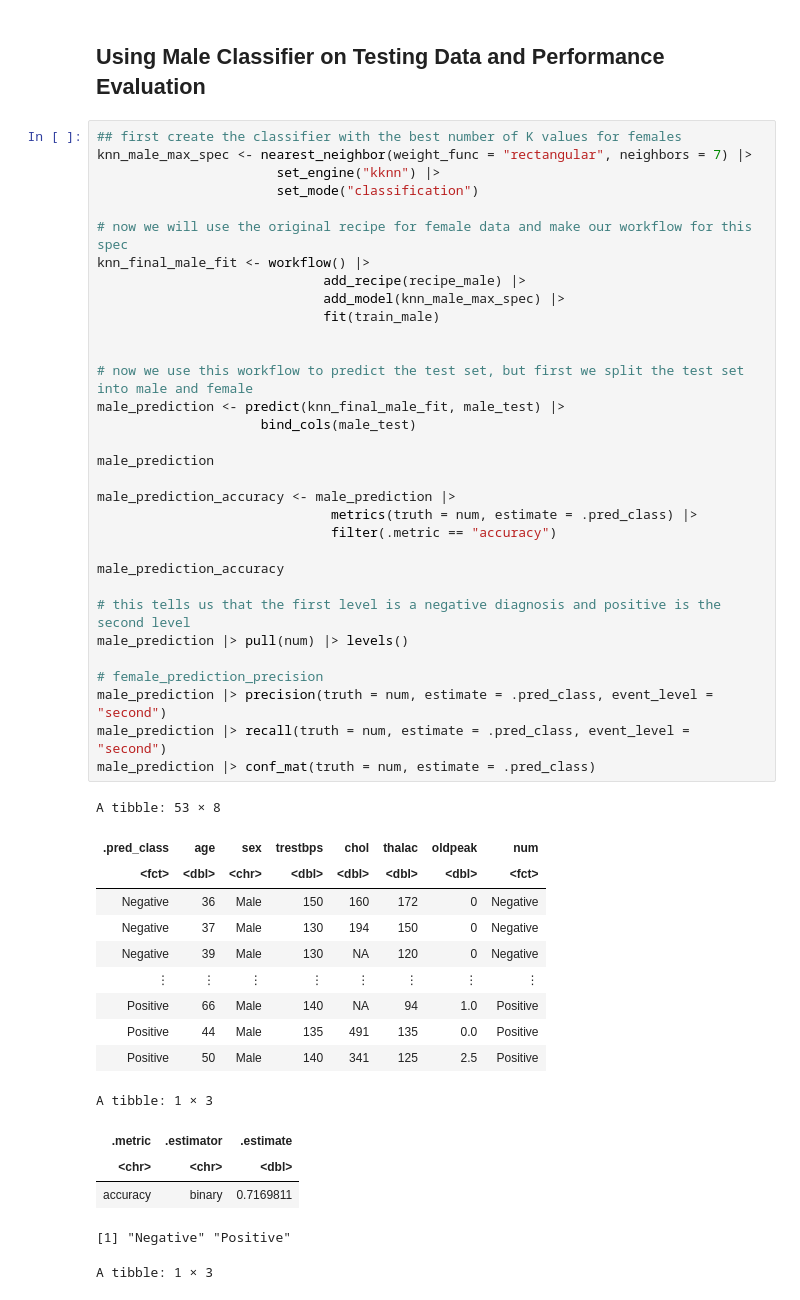
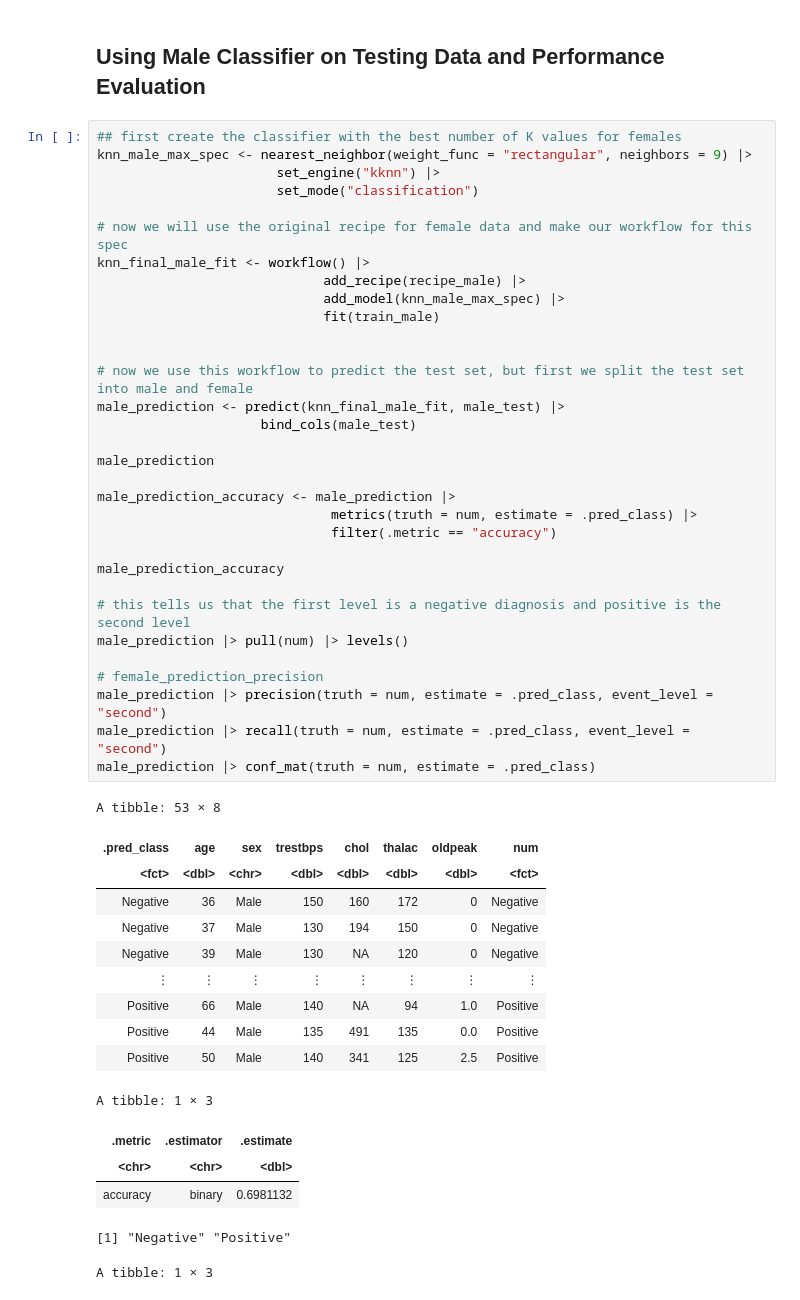
Before and after one commit to szulkifl/dsci-data-analysis-project-44, a Jupyter notebook: project_report.ipynb, the cells around one changed output. Saved outputs shown, nothing was run; the diff lists cells and outputs as text.

```diff
--- a/project_report.ipynb
+++ b/project_report.ipynb
@@ -557,7 +569,7 @@ Prediction Negative Positive
 ## Using Male Classifier on Testing Data and Performance Evaluation
 # %%
 ## first create the classifier with the best number of K values for females
-knn_male_max_spec <- nearest_neighbor(weight_func = "rectangular", neighbors = 7) |>
+knn_male_max_spec <- nearest_neighbor(weight_func = "rectangular", neighbors = 9) |>
                        set_engine("kknn") |>
                        set_mode("classification")
 
@@ -574,34 +586,34 @@ male_prediction <- predict(knn_final_male_fit, male_test) |>
 
 male_prediction
 
 male_prediction_accuracy <- male_prediction |>
                               metrics(truth = num, estimate = .pred_class) |>
                               filter(.metric == "accuracy")
 
 male_prediction_accuracy
 
 # this tells us that the first level is a negative diagnosis and positive is the second level
 male_prediction |> pull(num) |> levels()
 
 # female_prediction_precision
 male_prediction |> precision(truth = num, estimate = .pred_class, event_level = "second")
 male_prediction |> recall(truth = num, estimate = .pred_class, event_level = "second")
 male_prediction |> conf_mat(truth = num, estimate = .pred_class)
 # %% [output]
 A tibble: 53 × 8
 | .pred_class | age | sex | trestbps | chol | thalac | oldpeak | num |
 | <fct> | <dbl> | <chr> | <dbl> | <dbl> | <dbl> | <dbl> | <fct> |
 | Negative | 36 | Male | 150 | 160 | 172 | 0 | Negative |
 | Negative | 37 | Male | 130 | 194 | 150 | 0 | Negative |
 | Negative | 39 | Male | 130 | NA | 120 | 0 | Negative |
 | ⋮ | ⋮ | ⋮ | ⋮ | ⋮ | ⋮ | ⋮ | ⋮ |
 | Positive | 66 | Male | 140 | NA | 94 | 1.0 | Positive |
 | Positive | 44 | Male | 135 | 491 | 135 | 0.0 | Positive |
 | Positive | 50 | Male | 140 | 341 | 125 | 2.5 | Positive |
 A tibble: 1 × 3
 | .metric | .estimator | .estimate |
 | <chr> | <chr> | <dbl> |
-| accuracy | binary | 0.7169811 |
+| accuracy | binary | 0.6981132 |
 [1] "Negative" "Positive"
 A tibble: 1 × 3
 | .metric | .estimator | .estimate |
```
Also changed, not shown: parts of 10 cells of this notebook, 1 other file.
